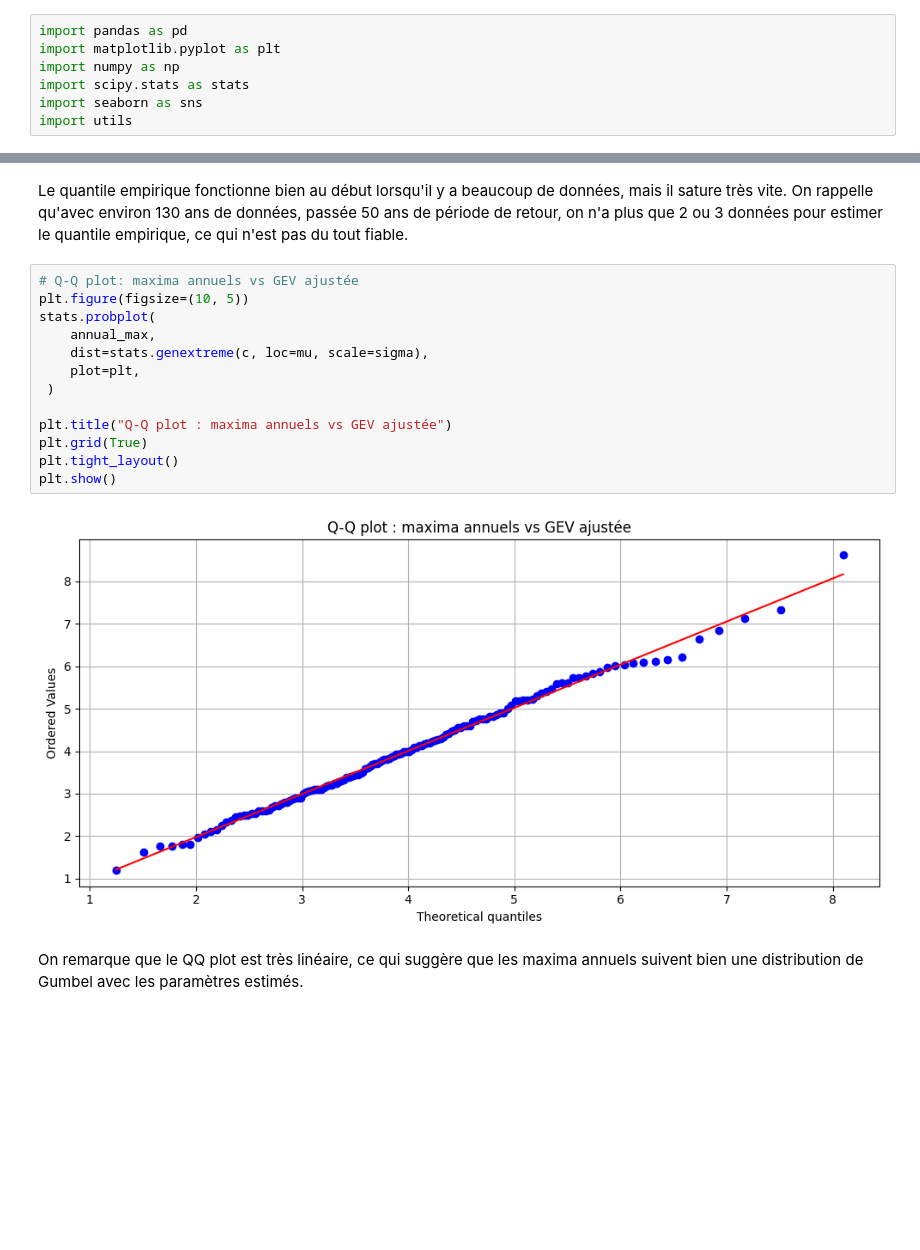
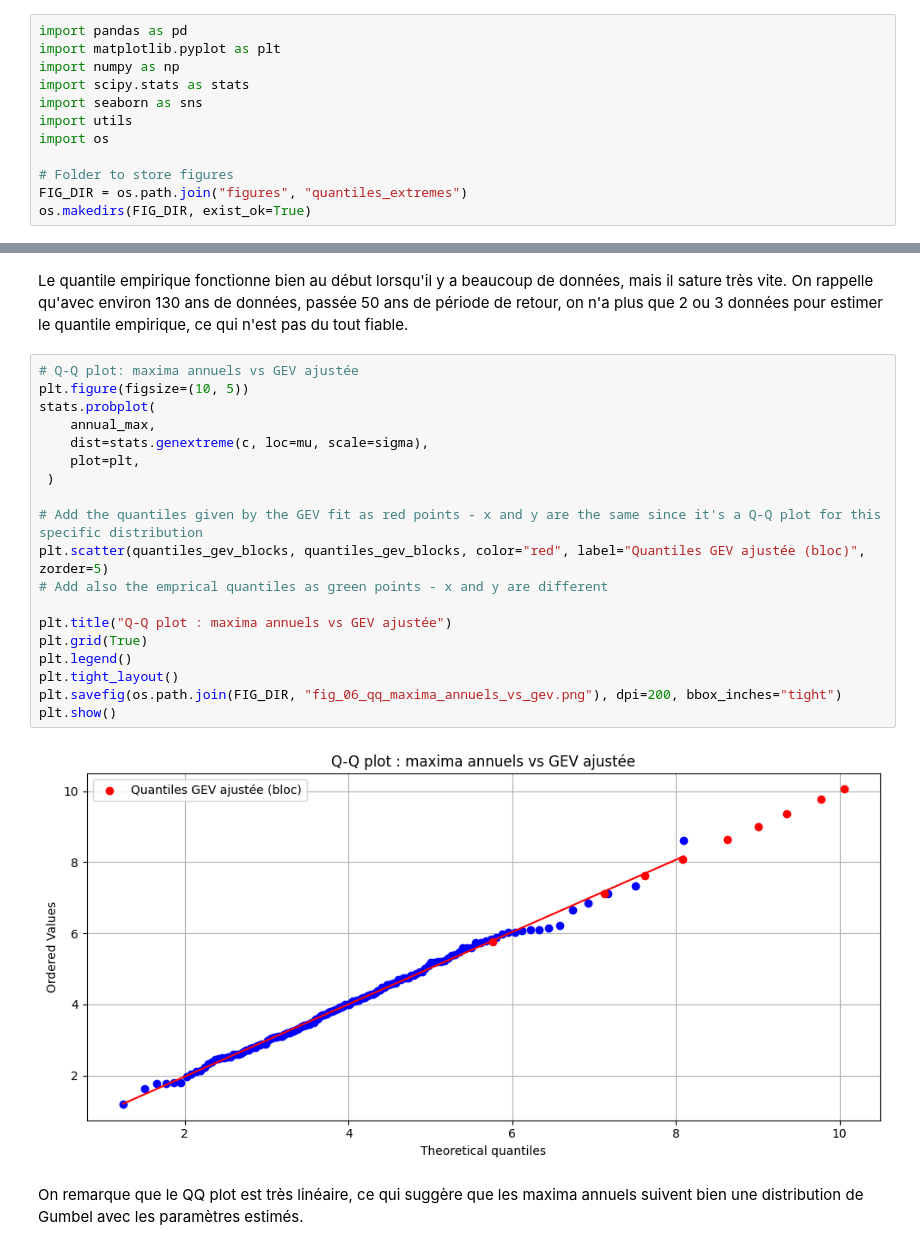
Before and after one commit to hubert-ld/APM_52065_EP-Memoire, a Jupyter notebook: seine_et_marne/quantile_extreme-eau_france.ipynb, the cells around one changed output, grey strips where cells are left out. Drawn from its saved outputs; the diff is of its cells as text; blank space fills up the shorter version.

```diff
--- a/seine_et_marne/quantile_extreme-eau_france.ipynb
+++ b/seine_et_marne/quantile_extreme-eau_france.ipynb
@@ -33,6 +33,11 @@ import numpy as np
 import scipy.stats as stats
 import seaborn as sns
 import utils
+import os
+
+# Folder to store figures
+FIG_DIR = os.path.join("figures", "quantiles_extremes")
+os.makedirs(FIG_DIR, exist_ok=True)
 # %%
 seine_av1966 = pd.read_csv("data/EAUFRANCE-F700000109-Seine_Paris_Austerlitz-historique_av_1966-H.csv", sep=",")
 seine_1966_1973 = pd.read_csv("data/EAUFRANCE-F700000110-Seine_Paris_Austerlitz-historique_1966-1973-H.csv", sep=",")
@@ -611,17 +566,23 @@ On rappelle qu'avec environ 130 ans de données, passée 50 ans de période de r
 # %%
 # Q-Q plot: maxima annuels vs GEV ajustée
 plt.figure(figsize=(10, 5))
 stats.probplot(
     annual_max,
     dist=stats.genextreme(c, loc=mu, scale=sigma),
     plot=plt,
  )
 
+# Add the quantiles given by the GEV fit as red points - x and y are the same since it's a Q-Q plot for this specific distribution
+plt.scatter(quantiles_gev_blocks, quantiles_gev_blocks, color="red", label="Quantiles GEV ajustée (bloc)", zorder=5)
+# Add also the emprical quantiles as green points - x and y are different
+
 plt.title("Q-Q plot : maxima annuels vs GEV ajustée")
 plt.grid(True)
+plt.legend()
 plt.tight_layout()
+plt.savefig(os.path.join(FIG_DIR, "fig_06_qq_maxima_annuels_vs_gev.png"), dpi=200, bbox_inches="tight")
 plt.show()
 # %% [output]
-[figure, old version]
+[figure, new version]
 # %% [markdown]
 On remarque que le QQ plot est très linéaire, ce qui suggère que les maxima annuels suivent bien une distribution de Gumbel avec les paramètres estimés.
```
Also changed, not shown: parts of 12 cells of this notebook, 29 other files.
